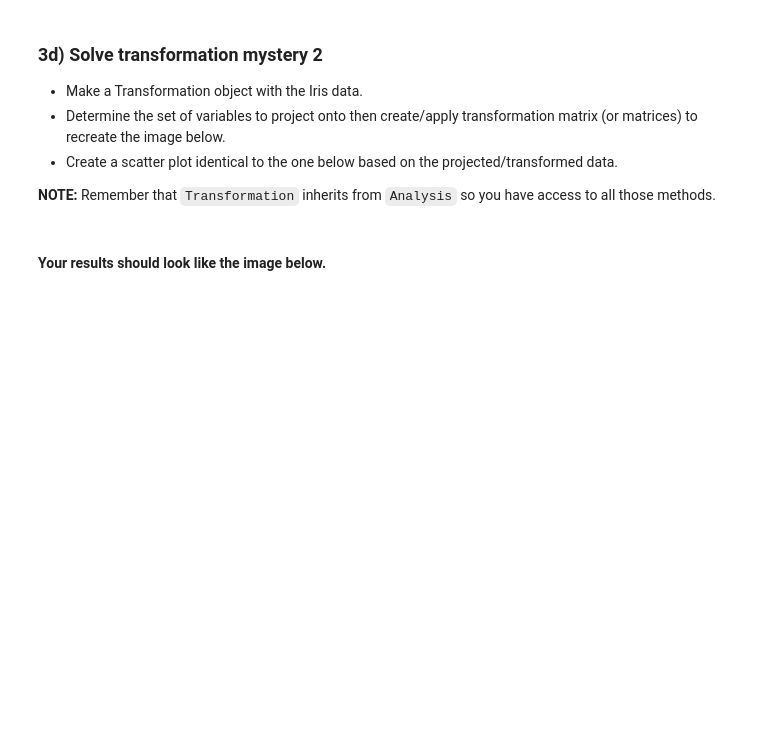
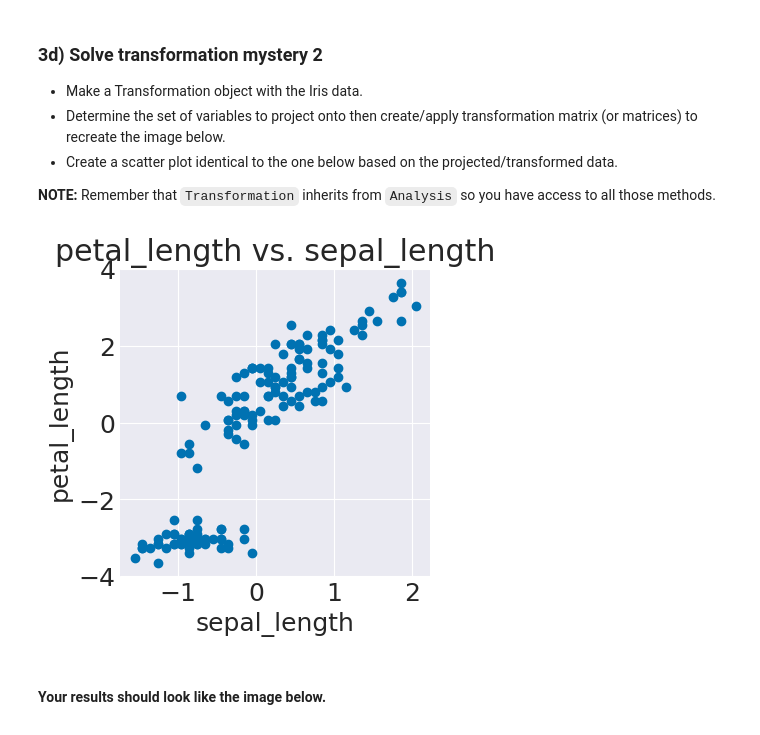
Before and after one commit to thecodingaviator/cs251, a Jupyter notebook: project2/transformations.ipynb, the cells around one changed output. Saved outputs shown, nothing was run; the diff lists cells and outputs as text; code cells hidden in the pictures; blank space fills up the shorter version.

```diff
--- a/project2/transformations.ipynb
+++ b/project2/transformations.ipynb
@@ -266,3 +295,15 @@ It can be convenient to have dedicated methods to apply a single transformation
+# %%
+data_obj = data.Data(filepath='data/iris.csv')
+transformation_obj = transformation.Transformation(data_obj)
+
+transformation_obj.project(['sepal_length', 'petal_length'])
+
+transformation_obj.translate([-5.85, -3.95])
+transformation_obj.scale([1, 6/4.85])
+
+transformation_obj.scatter('sepal_length', 'petal_length', 'petal_length vs. sepal_length');
+# %% [output]
+[figure, added]
 # %% [markdown]
 #### Your results should look like the image below.
 
```
Also changed, not shown: parts of 16 cells of this notebook, 8 other files.
